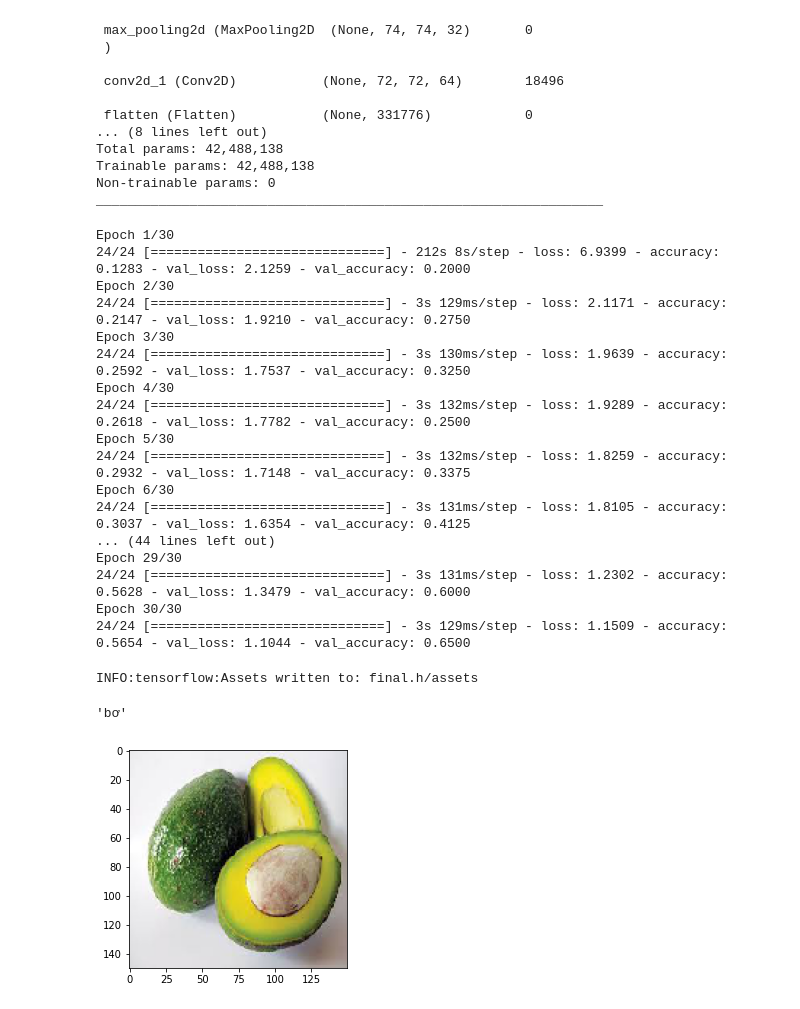
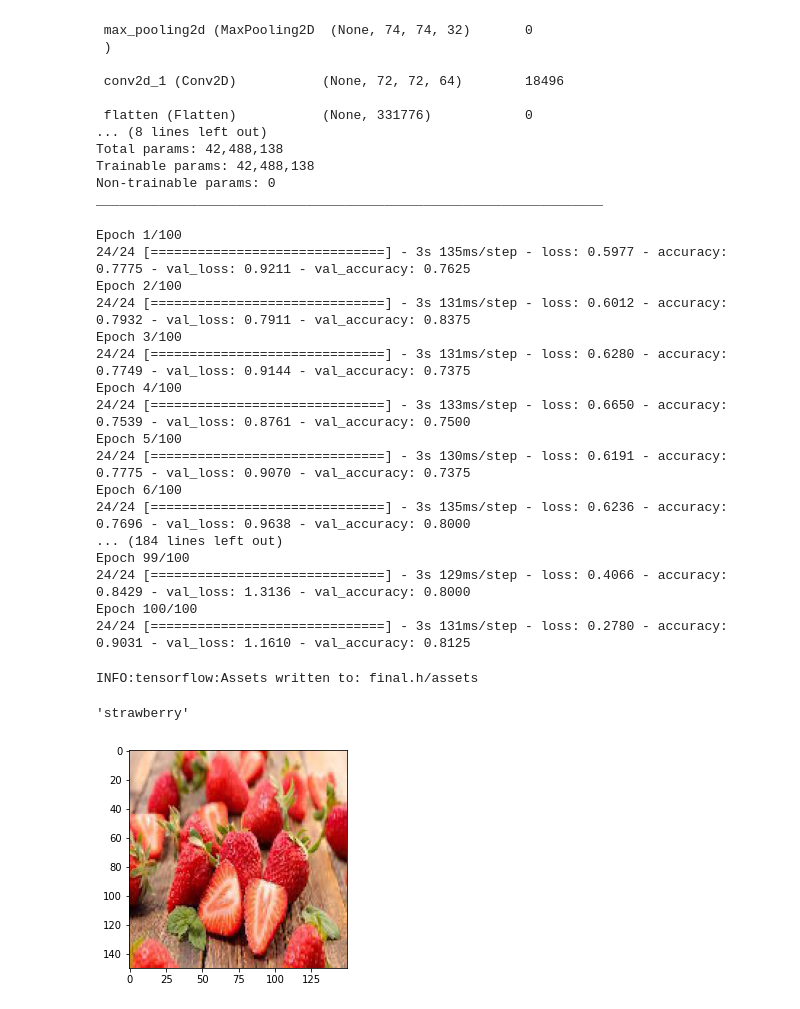
Before and after one commit to HoangThangCDT/Homework, a Jupyter notebook: Predict_fruit_using_CNN.ipynb, the cells around one changed output. Drawn from its saved outputs; the diff is of its cells as text; code cells hidden in the pictures.

```diff
--- a/Predict_fruit_using_CNN.ipynb
+++ b/Predict_fruit_using_CNN.ipynb
@@ -114,29 +114,29 @@ _________________________________________________________________
 history = model.fit(
         train_generator,
         steps_per_epoch=nb_train_samples // BATCH_SIZE,
-        epochs=30,
+        epochs=100,
 
         validation_data=validation_generator,
         verbose = 1,
         validation_steps=nb_validation_samples // BATCH_SIZE)
 # %% [output]
-Epoch 1/30
-24/24 [==============================] - 212s 8s/step - loss: 6.9399 - accuracy: 0.1283 - val_loss: 2.1259 - val_accuracy: 0.2000
-Epoch 2/30
-24/24 [==============================] - 3s 129ms/step - loss: 2.1171 - accuracy: 0.2147 - val_loss: 1.9210 - val_accuracy: 0.2750
-Epoch 3/30
-24/24 [==============================] - 3s 130ms/step - loss: 1.9639 - accuracy: 0.2592 - val_loss: 1.7537 - val_accuracy: 0.3250
-Epoch 4/30
-24/24 [==============================] - 3s 132ms/step - loss: 1.9289 - accuracy: 0.2618 - val_loss: 1.7782 - val_accuracy: 0.2500
-Epoch 5/30
-24/24 [==============================] - 3s 132ms/step - loss: 1.8259 - accuracy: 0.2932 - val_loss: 1.7148 - val_accuracy: 0.3375
-Epoch 6/30
-24/24 [==============================] - 3s 131ms/step - loss: 1.8105 - accuracy: 0.3037 - val_loss: 1.6354 - val_accuracy: 0.4125
-... (44 lines left out)
-Epoch 29/30
-24/24 [==============================] - 3s 131ms/step - loss: 1.2302 - accuracy: 0.5628 - val_loss: 1.3479 - val_accuracy: 0.6000
-Epoch 30/30
-24/24 [==============================] - 3s 129ms/step - loss: 1.1509 - accuracy: 0.5654 - val_loss: 1.1044 - val_accuracy: 0.6500
+Epoch 1/100
+24/24 [==============================] - 3s 135ms/step - loss: 0.5977 - accuracy: 0.7775 - val_loss: 0.9211 - val_accuracy: 0.7625
+Epoch 2/100
+24/24 [==============================] - 3s 131ms/step - loss: 0.6012 - accuracy: 0.7932 - val_loss: 0.7911 - val_accuracy: 0.8375
+Epoch 3/100
+24/24 [==============================] - 3s 131ms/step - loss: 0.6280 - accuracy: 0.7749 - val_loss: 0.9144 - val_accuracy: 0.7375
+Epoch 4/100
+24/24 [==============================] - 3s 133ms/step - loss: 0.6650 - accuracy: 0.7539 - val_loss: 0.8761 - val_accuracy: 0.7500
+Epoch 5/100
+24/24 [==============================] - 3s 130ms/step - loss: 0.6191 - accuracy: 0.7775 - val_loss: 0.9070 - val_accuracy: 0.7375
+Epoch 6/100
+24/24 [==============================] - 3s 135ms/step - loss: 0.6236 - accuracy: 0.7696 - val_loss: 0.9638 - val_accuracy: 0.8000
+... (184 lines left out)
+Epoch 99/100
+24/24 [==============================] - 3s 129ms/step - loss: 0.4066 - accuracy: 0.8429 - val_loss: 1.3136 - val_accuracy: 0.8000
+Epoch 100/100
+24/24 [==============================] - 3s 131ms/step - loss: 0.2780 - accuracy: 0.9031 - val_loss: 1.1610 - val_accuracy: 0.8125
 # %%
 from keras.models import load_model
 import numpy as np
@@ -148,16 +148,16 @@ INFO:tensorflow:Assets written to: final.h/assets
 # %%
 model5 = tf.keras.models.load_model('final.h')
 # %%
-img=load_img('/content/images.jpg',target_size=(150,150))
+img=load_img('/content/tải xuống (4).jpg',target_size=(150,150))
 plt.imshow(img)
 img=img_to_array(img)
 img=img.reshape(1,150,150,3)
 img=img.astype('float32')
 img/=255
 np.argmax(model5.predict(img),axis=1)[0]
 classes[np.argmax(model5.predict(img),axis=1)[0]]
 # %% [output]
-'bơ'
+'strawberry'
-[figure, old version]
+[figure, new version]
 # %%
 |
```
